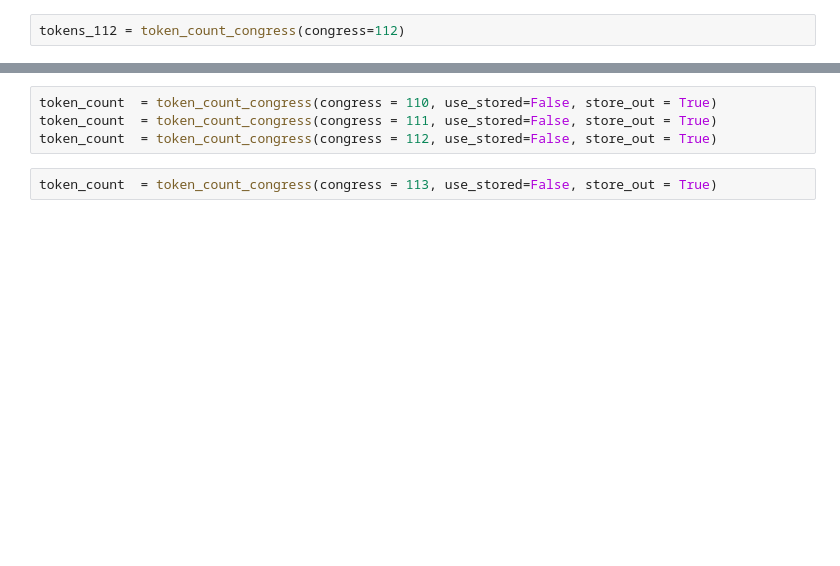
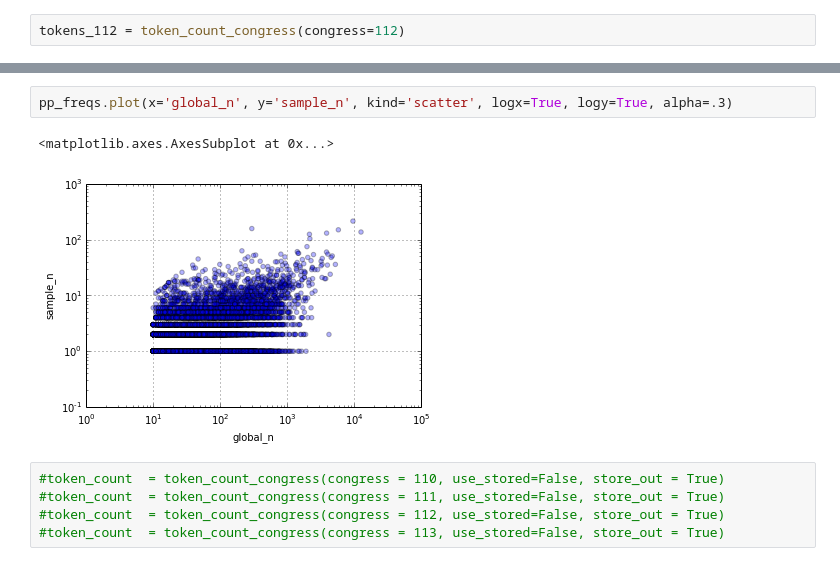
Before and after one commit to swiftsam/KeywordInfluence, a Jupyter notebook: reports/comparing_freqs.ipynb, the cells around one changed output, grey strips where cells are left out. Cells and saved outputs as stored; diff of their text form; blank space fills up the shorter version.

```diff
--- a/reports/comparing_freqs.ipynb
+++ b/reports/comparing_freqs.ipynb
@@ -94,6 +94,10 @@ ngram = (2,2)
+# %%
+pp_freqs.plot(x='global_n', y='sample_n', kind='scatter', logx=True, logy=True, alpha=.3)
+# %% [output]
+<matplotlib.axes.AxesSubplot at 0x...>
+[figure, added]
 # %%
-token_count  = token_count_congress(congress = 110, use_stored=False, store_out = True)
-token_count  = token_count_congress(congress = 111, use_stored=False, store_out = True)
-token_count  = token_count_congress(congress = 112, use_stored=False, store_out = True)
+#token_count  = token_count_congress(congress = 110, use_stored=False, store_out = True)
+#token_count  = token_count_congress(congress = 111, use_stored=False, store_out = True)
+#token_count  = token_count_congress(congress = 112, use_stored=False, store_out = True)
+#token_count  = token_count_congress(congress = 113, use_stored=False, store_out = True)
-# %%
-token_count  = token_count_congress(congress = 113, use_stored=False, store_out = True)
```
Also changed, not shown: parts of 11 cells of this notebook, 2 other files.
